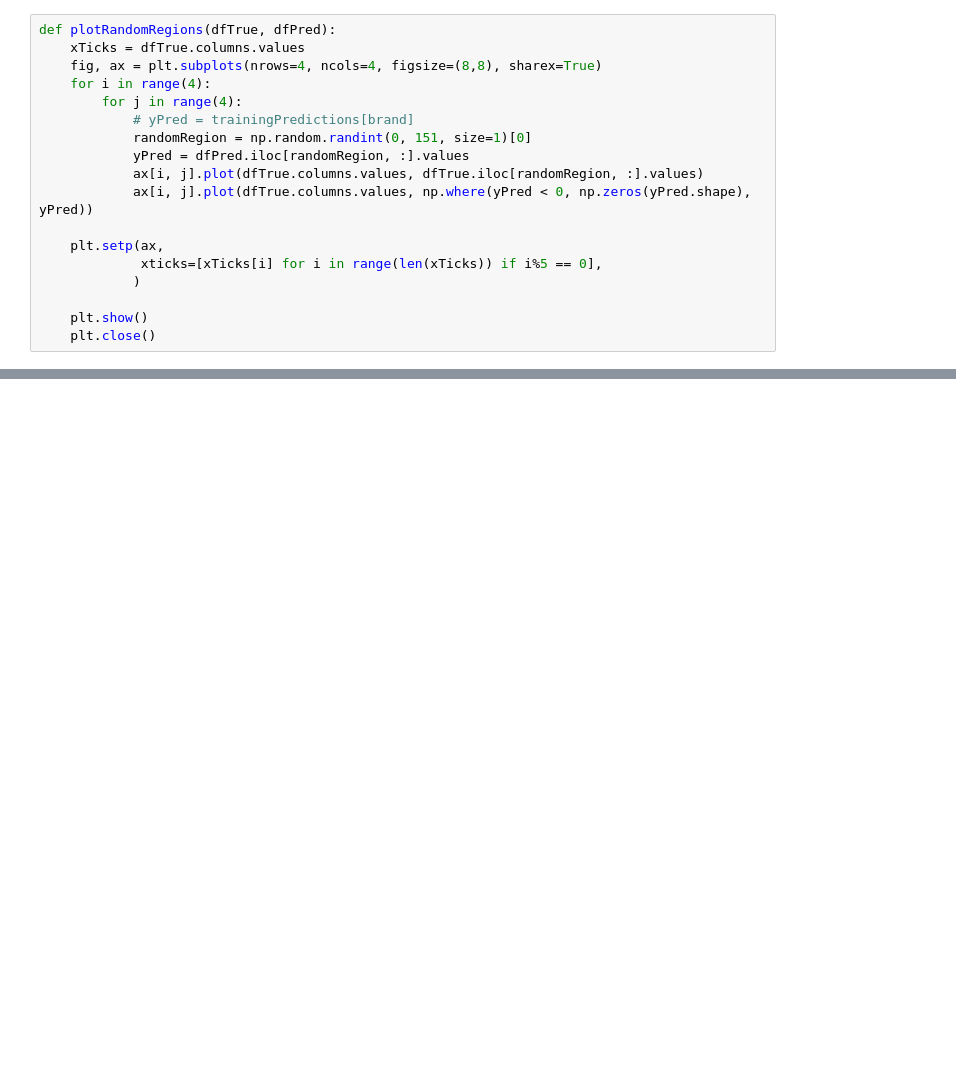
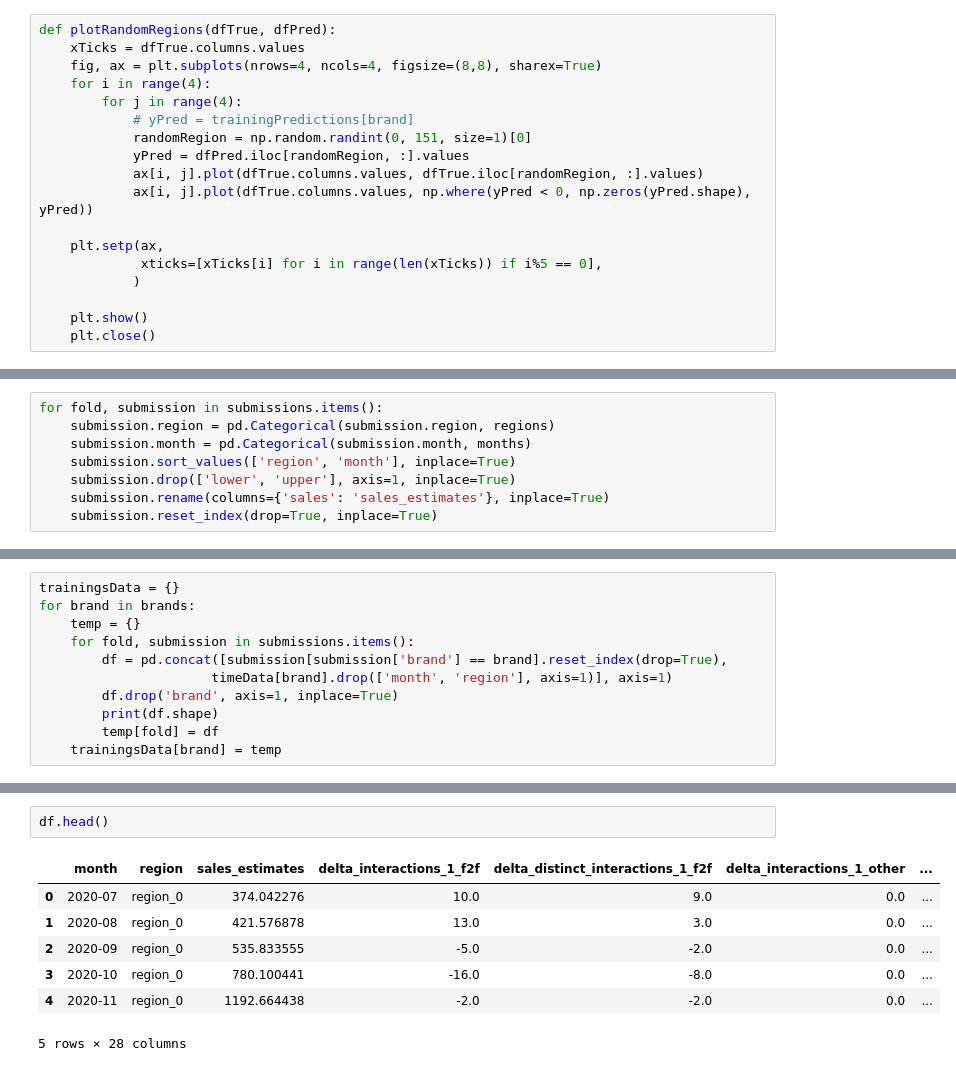
Before and after one commit to StefanKohlbacher/novDatathon, a Jupyter notebook: makeSimpleRegressionModel.ipynb, the cells around one changed output, grey strips where cells are left out. Saved outputs shown, nothing was run; the diff lists cells and outputs as text; blank space fills up the shorter version.

```diff
--- a/makeSimpleRegressionModel.ipynb
+++ b/makeSimpleRegressionModel.ipynb
@@ -438,0 +473,8 @@ submissionData.to_csv('./data/data_files/submissions/sigmoid_ridge_default_regre
+# %%
+for fold, submission in submissions.items():
+    submission.region = pd.Categorical(submission.region, regions)
+    submission.month = pd.Categorical(submission.month, months)
+    submission.sort_values(['region', 'month'], inplace=True)
+    submission.drop(['lower', 'upper'], axis=1, inplace=True)
+    submission.rename(columns={'sales': 'sales_estimates'}, inplace=True)
+    submission.reset_index(drop=True, inplace=True)
@@ -438,0 +500,11 @@ submissionData.to_csv('./data/data_files/submissions/sigmoid_ridge_default_regre
+# %%
+trainingsData = {}
+for brand in brands:
+    temp = {}
+    for fold, submission in submissions.items():
+        df = pd.concat([submission[submission['brand'] == brand].reset_index(drop=True),
+                      timeData[brand].drop(['month', 'region'], axis=1)], axis=1)
+        df.drop('brand', axis=1, inplace=True)
+        print(df.shape)
+        temp[fold] = df
+    trainingsData[brand] = temp
@@ -438,0 +522,10 @@ submissionData.to_csv('./data/data_files/submissions/sigmoid_ridge_default_regre
+# %%
+df.head()
+# %% [output]
+|  | month | region | sales_estimates | delta_interactions_1_f2f | delta_distinct_interactions_1_f2f | delta_interactions_1_other | ... |
+| 0 | 2020-07 | region_0 | 374.042276 | 10.0 | 9.0 | 0.0 | ... |
+| 1 | 2020-08 | region_0 | 421.576878 | 13.0 | 3.0 | 0.0 | ... |
+| 2 | 2020-09 | region_0 | 535.833555 | -5.0 | -2.0 | 0.0 | ... |
+| 3 | 2020-10 | region_0 | 780.100441 | -16.0 | -8.0 | 0.0 | ... |
+| 4 | 2020-11 | region_0 | 1192.664438 | -2.0 | -2.0 | 0.0 | ... |
+5 rows × 28 columns
```
Also changed, not shown: parts of 48 cells of this notebook, 13 other files.
